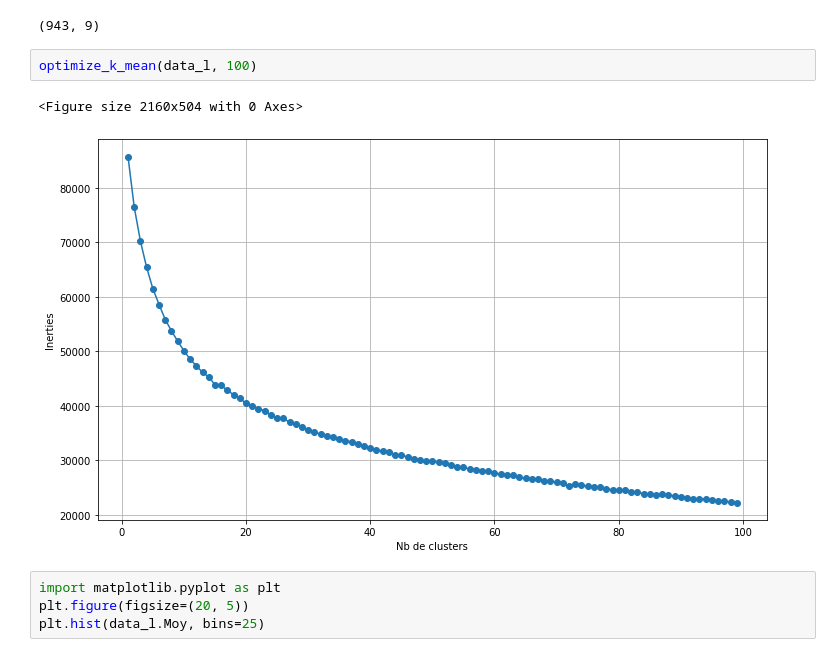
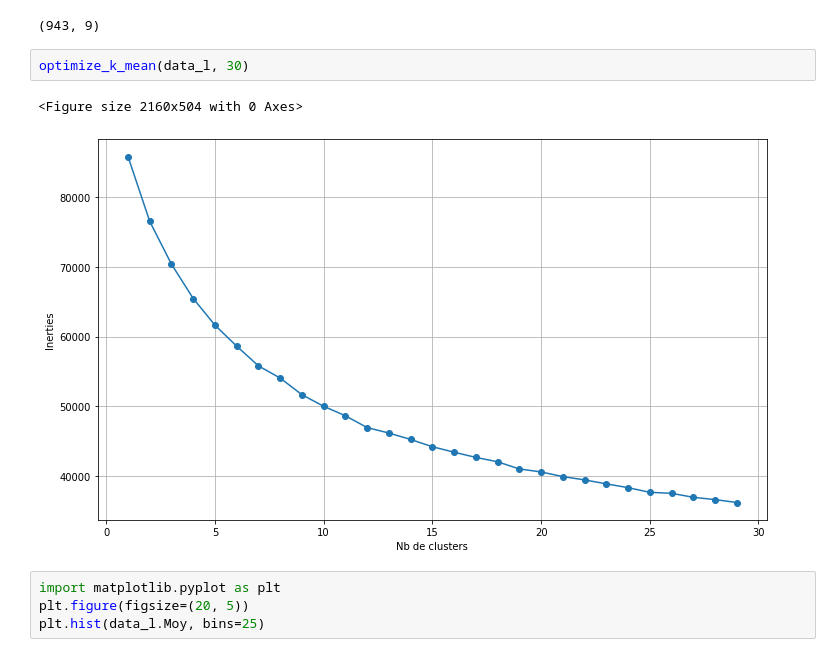
Before and after one commit to PapaBaGAYE/PAS_Challenge_SDA, a Jupyter notebook: Clustering.ipynb, the cells around one changed output. Drawn from its saved outputs; the diff is of its cells as text.

```diff
--- a/Clustering.ipynb
+++ b/Clustering.ipynb
@@ -233,10 +212,10 @@ data_l.shape
 # %% [output]
 (943, 9)
 # %%
-optimize_k_mean(data_l, 100)
+optimize_k_mean(data_l, 30)
 # %% [output]
 <Figure size 2160x504 with 0 Axes>
-[figure, old version]
+[figure, new version]
 # %%
 import matplotlib.pyplot as plt
 plt.figure(figsize=(20, 5))
```
Also changed, not shown: parts of 8 cells of this notebook.
